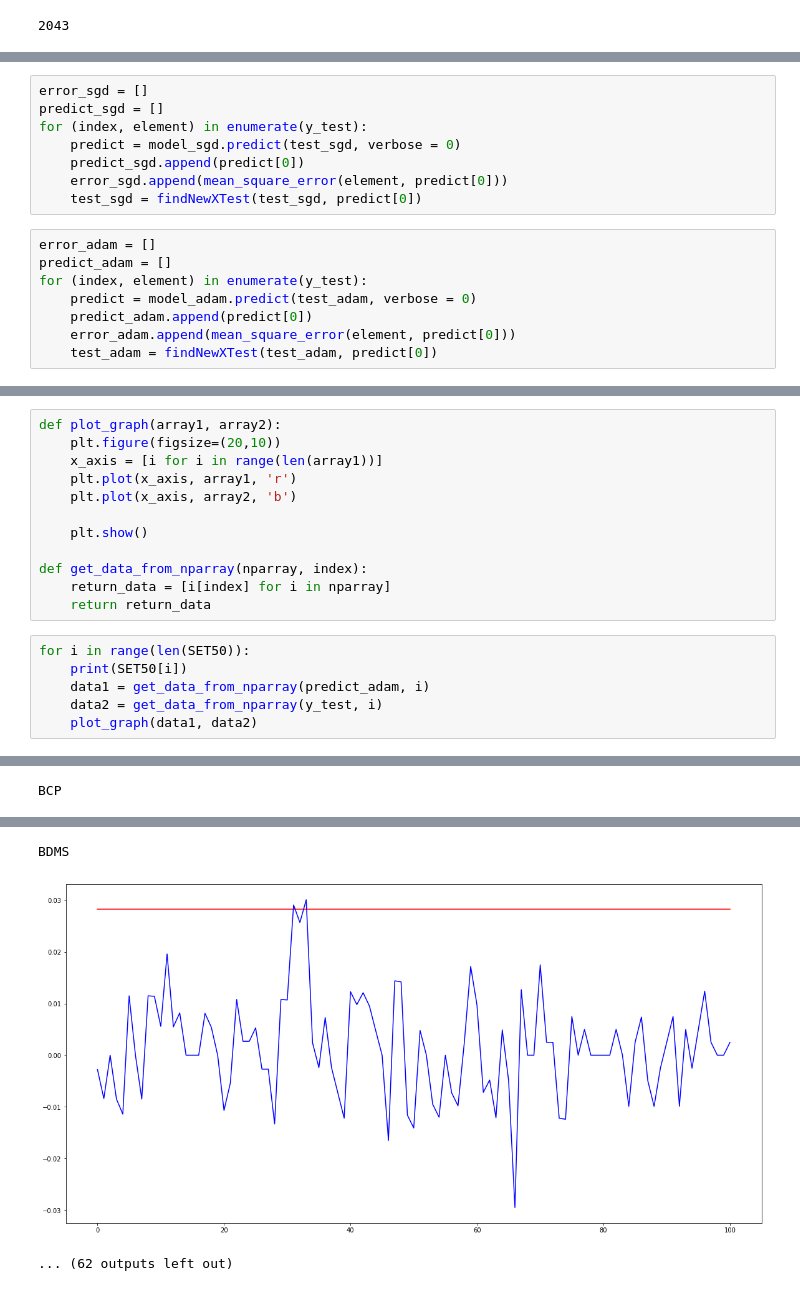
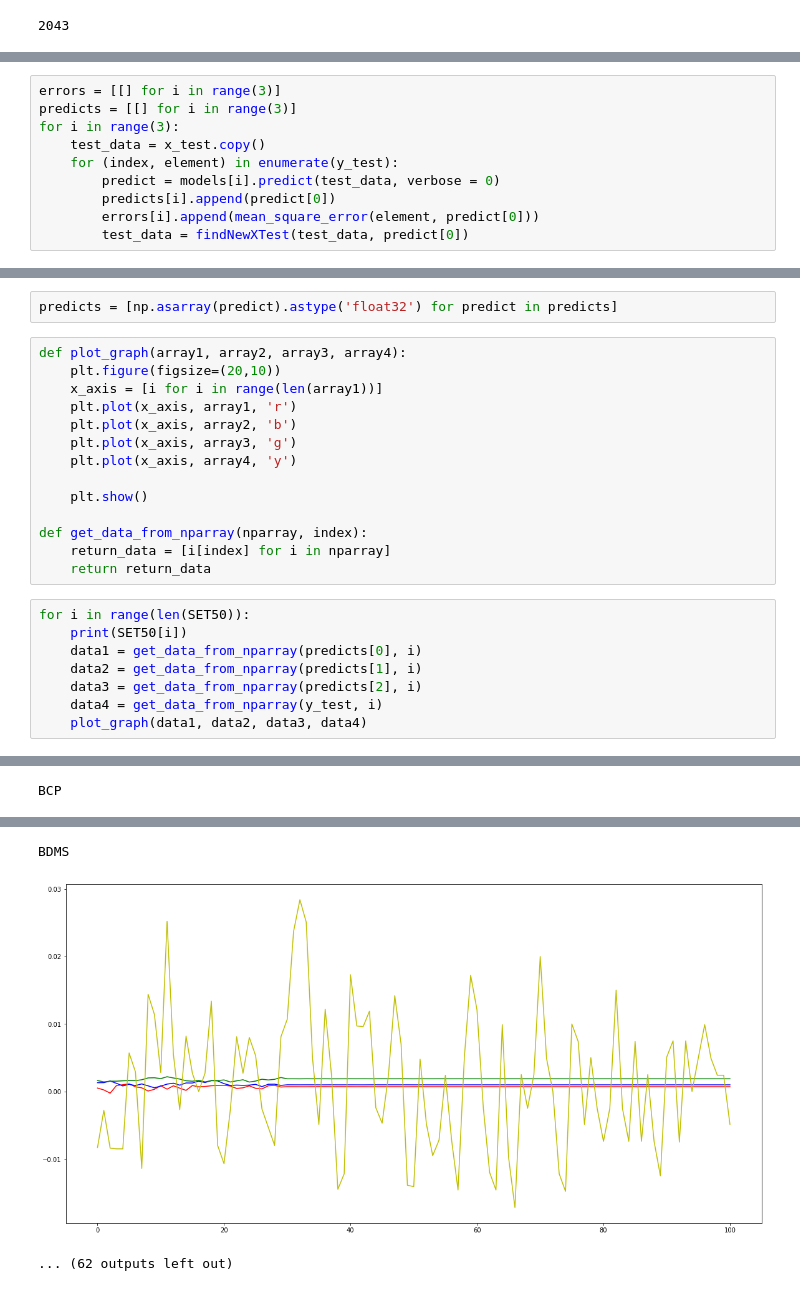
Before and after one commit to Shinnawat19/SeniorProject, a Jupyter notebook: Stock_CNN/CNN_jupyter.ipynb, the cells around one changed output, grey strips where cells are left out. Drawn from its saved outputs; the diff is of its cells as text.

Commit message:
test with 3 types of cnn

```diff
--- a/Stock_CNN/CNN_jupyter.ipynb
+++ b/Stock_CNN/CNN_jupyter.ipynb
@@ -193,16 +178,10 @@ test_adam = x_test.copy()
 # %%
-error_sgd = []
-predict_sgd = []
-for (index, element) in enumerate(y_test):
-    predict = model_sgd.predict(test_sgd, verbose = 0)
-    predict_sgd.append(predict[0])
-    error_sgd.append(mean_square_error(element, predict[0]))
-    test_sgd = findNewXTest(test_sgd, predict[0])
+errors = [[] for i in range(3)]
+predicts = [[] for i in range(3)]
+for i in range(3):
+    test_data = x_test.copy()
+    for (index, element) in enumerate(y_test):
+        predict = models[i].predict(test_data, verbose = 0)
+        predicts[i].append(predict[0])
+        errors[i].append(mean_square_error(element, predict[0]))
+        test_data = findNewXTest(test_data, predict[0])
-# %%
-error_adam = []
-predict_adam = []
-for (index, element) in enumerate(y_test):
-    predict = model_adam.predict(test_adam, verbose = 0)
-    predict_adam.append(predict[0])
-    error_adam.append(mean_square_error(element, predict[0]))
-    test_adam = findNewXTest(test_adam, predict[0])
@@ -220,9 +188,13 @@ predict_adam = np.asarray(predict_adam).astype('float32')
+# %%
+predicts = [np.asarray(predict).astype('float32') for predict in predicts]
 # %%
-def plot_graph(array1, array2):
+def plot_graph(array1, array2, array3, array4):
     plt.figure(figsize=(20,10))
     x_axis = [i for i in range(len(array1))]
     plt.plot(x_axis, array1, 'r')
     plt.plot(x_axis, array2, 'b')
+    plt.plot(x_axis, array3, 'g')
+    plt.plot(x_axis, array4, 'y')
 
     plt.show()
 
@@ -232,8 +204,10 @@ def get_data_from_nparray(nparray, index):
 # %%
 for i in range(len(SET50)):
     print(SET50[i])
-    data1 = get_data_from_nparray(predict_adam, i)
-    data2 = get_data_from_nparray(y_test, i)
-    plot_graph(data1, data2)
+    data1 = get_data_from_nparray(predicts[0], i)
+    data2 = get_data_from_nparray(predicts[1], i)
+    data3 = get_data_from_nparray(predicts[2], i)
+    data4 = get_data_from_nparray(y_test, i)
+    plot_graph(data1, data2, data3, data4)
 # %% [output]
 ADVANC
@@ -249,3 +223,3 @@ BCP
 BDMS
-[figure, old version]
+[figure, new version]
 ... (62 outputs left out)
```
Also changed, not shown: parts of 16 cells of this notebook.
